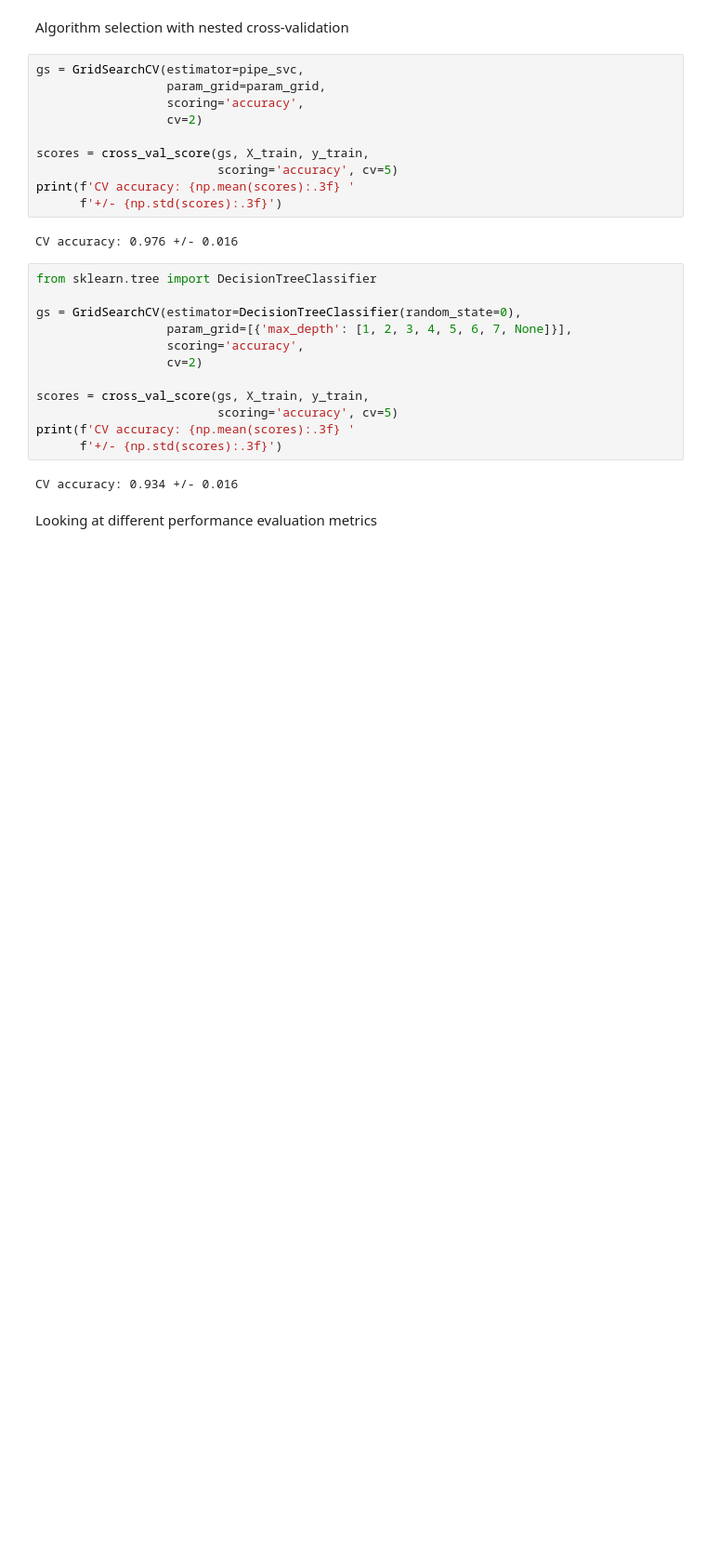
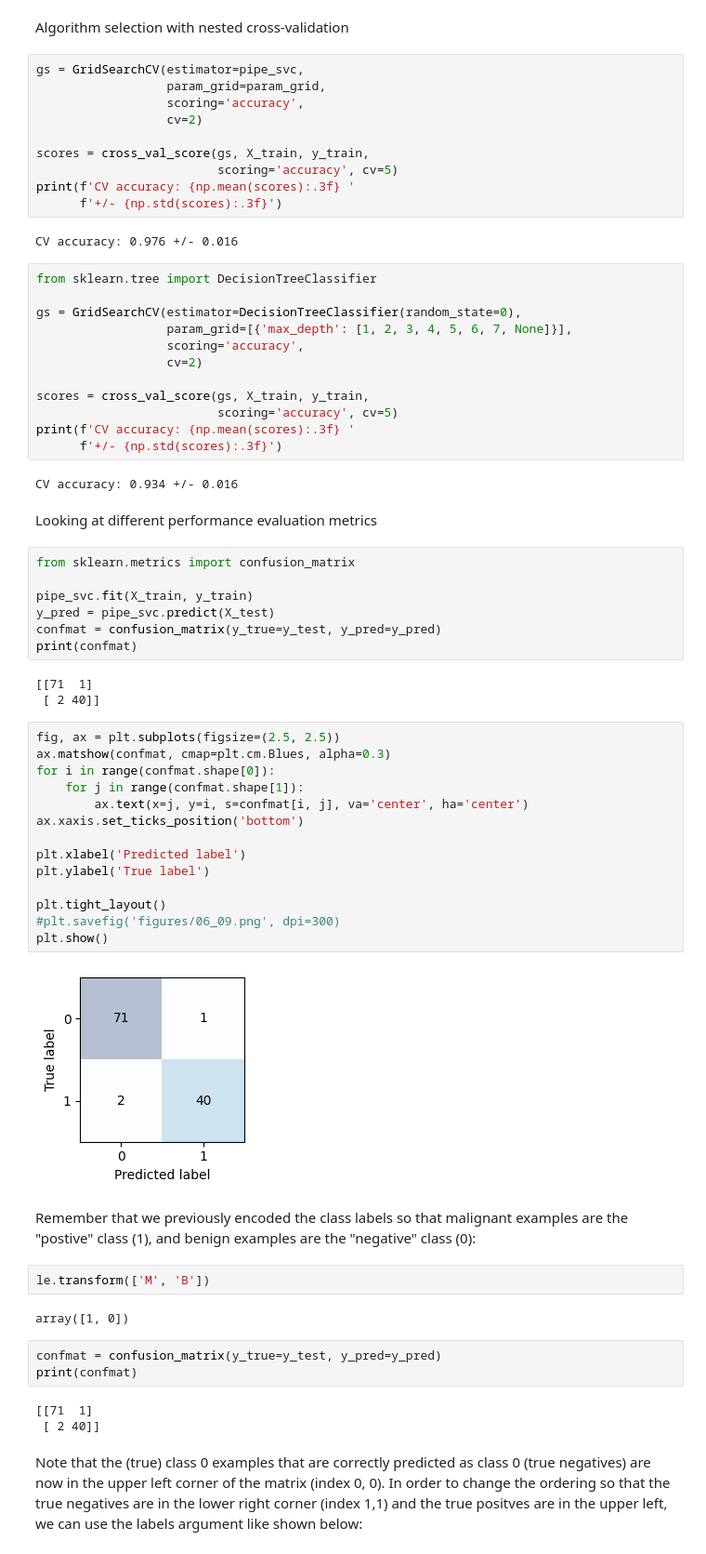
Before and after one commit to jbakery/Python-Portfolio, a Jupyter notebook: Learning_Best_Practices_for_Model_Evaluation_and_Hyperparameter_Tuning.ipynb, the cells around one changed output. Shown at 93% size. Saved outputs shown, nothing was run; the diff lists cells and outputs as text; blank space fills up the shorter version.

```diff
--- a/Learning_Best_Practices_for_Model_Evaluation_and_Hyperparameter_Tuning.ipynb
+++ b/Learning_Best_Practices_for_Model_Evaluation_and_Hyperparameter_Tuning.ipynb
@@ -346,3 +346,43 @@ print(f'CV accuracy: {np.mean(scores):.3f} '
 CV accuracy: 0.934 +/- 0.016
 # %% [markdown]
 Looking at different performance evaluation metrics
+# %%
+from sklearn.metrics import confusion_matrix
+
+pipe_svc.fit(X_train, y_train)
+y_pred = pipe_svc.predict(X_test)
+confmat = confusion_matrix(y_true=y_test, y_pred=y_pred)
+print(confmat)
+# %% [output]
+[[71  1]
+ [ 2 40]]
+# %%
+fig, ax = plt.subplots(figsize=(2.5, 2.5))
+ax.matshow(confmat, cmap=plt.cm.Blues, alpha=0.3)
+for i in range(confmat.shape[0]):
+    for j in range(confmat.shape[1]):
+        ax.text(x=j, y=i, s=confmat[i, j], va='center', ha='center')
+ax.xaxis.set_ticks_position('bottom')
+
+plt.xlabel('Predicted label')
+plt.ylabel('True label')
+
+plt.tight_layout()
+#plt.savefig('figures/06_09.png', dpi=300)
+plt.show()
+# %% [output]
+[figure, added]
+# %% [markdown]
+Remember that we previously encoded the class labels so that malignant examples are the "postive" class (1), and benign examples are the "negative" class (0):
+# %%
+le.transform(['M', 'B'])
+# %% [output]
+array([1, 0])
+# %%
+confmat = confusion_matrix(y_true=y_test, y_pred=y_pred)
+print(confmat)
+# %% [output]
+[[71  1]
+ [ 2 40]]
+# %% [markdown]
+Note that the (true) class 0 examples that are correctly predicted as class 0 (true negatives) are now in the upper left corner of the matrix (index 0, 0). In order to change the ordering so that the true negatives are in the lower right corner (index 1,1) and the true positves are in the upper left, we can use the labels argument like shown below:
```
Also changed, not shown: parts of 15 cells of this notebook.
